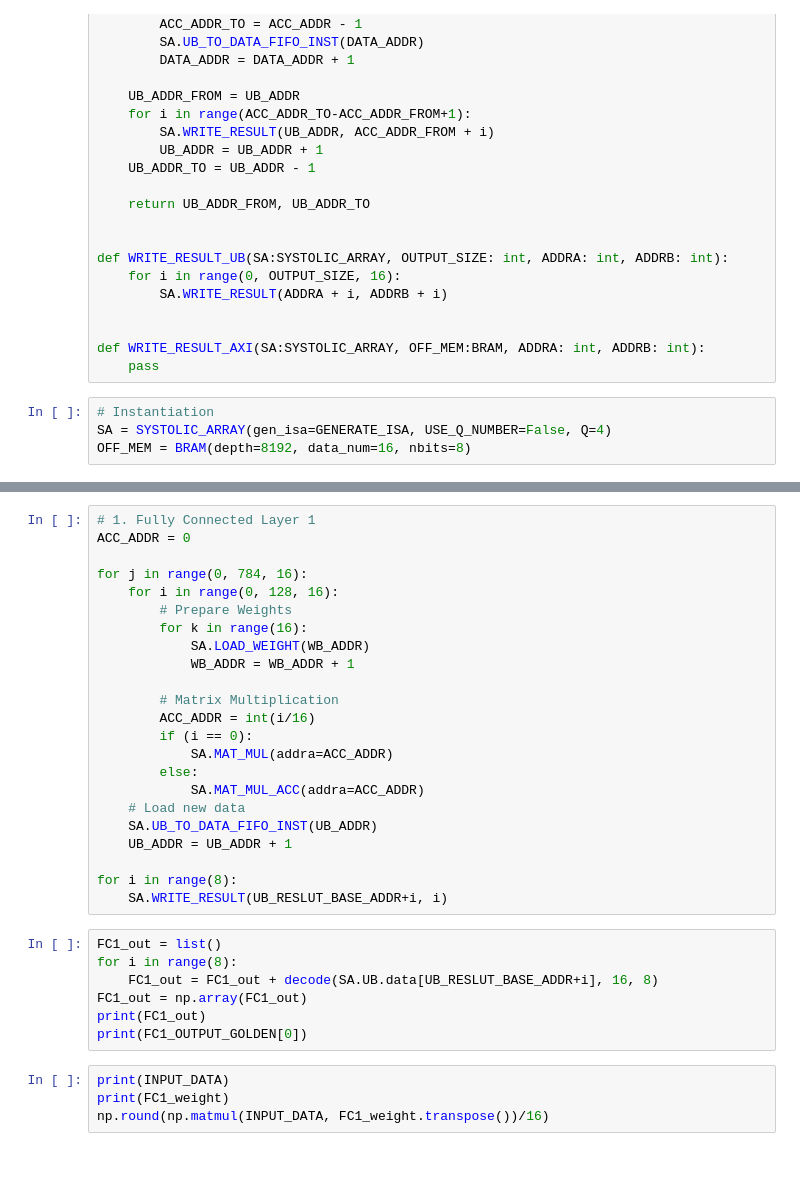
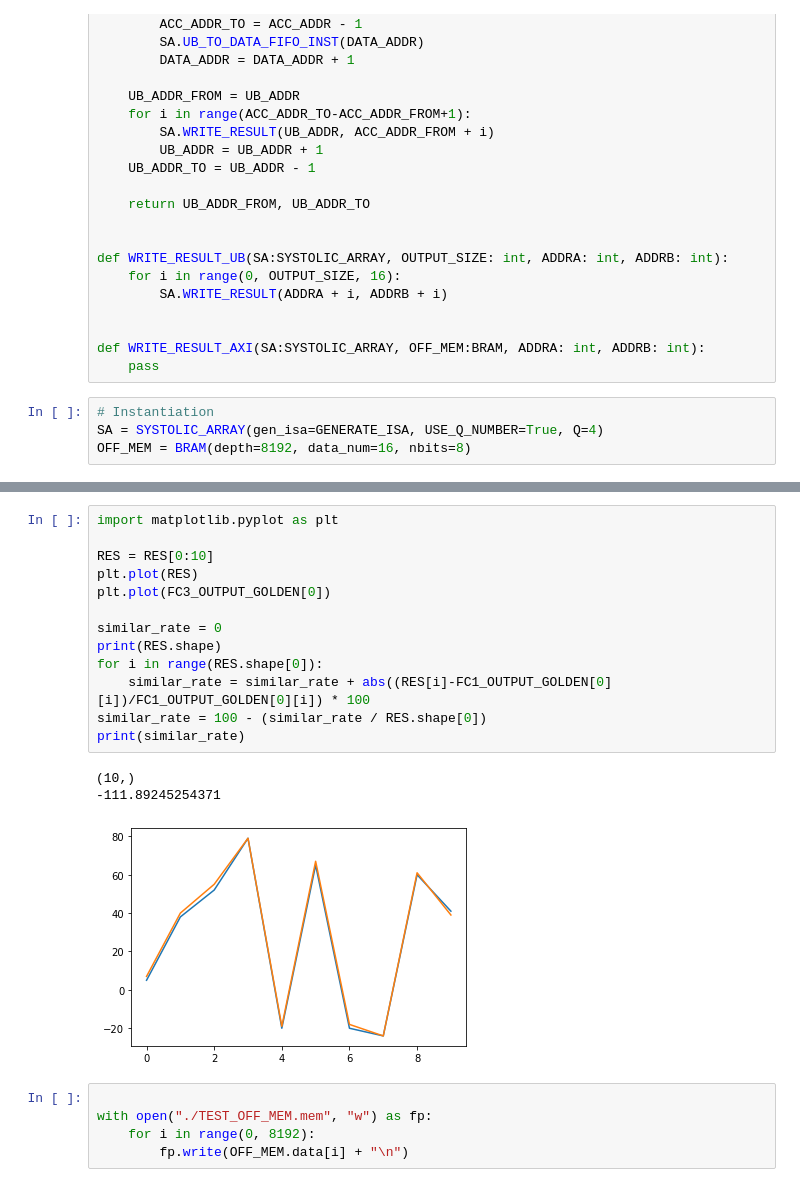
Before and after one commit to SweetWeeds/Simple_TPU, a Jupyter notebook: sim_1/new/python_tb/compiler_tb.ipynb, the cells around one changed output, grey strips where cells are left out. Saved outputs shown, nothing was run; the diff lists cells and outputs as text.

Commit message:
FC-3 Layer Simulation Complete

```diff
--- a/sim_1/new/python_tb/compiler_tb.ipynb
+++ b/sim_1/new/python_tb/compiler_tb.ipynb
@@ -117,5 +117,5 @@ def WRITE_RESULT_AXI(SA:SYSTOLIC_ARRAY, OFF_MEM:BRAM, ADDRA: int, ADDRB: int):
     pass
 # %%
 # Instantiation
-SA = SYSTOLIC_ARRAY(gen_isa=GENERATE_ISA, USE_Q_NUMBER=False, Q=4)
+SA = SYSTOLIC_ARRAY(gen_isa=GENERATE_ISA, USE_Q_NUMBER=True, Q=4)
 OFF_MEM = BRAM(depth=8192, data_num=16, nbits=8)
@@ -257,34 +314,22 @@ print(FC1_weight.transpose()[15][0:16])
-# %%
-# 1. Fully Connected Layer 1
-ACC_ADDR = 0
-
-for j in range(0, 784, 16):
-    for i in range(0, 128, 16):
-        # Prepare Weights
-        for k in range(16):
-            SA.LOAD_WEIGHT(WB_ADDR)
-            WB_ADDR = WB_ADDR + 1
-
-        # Matrix Multiplication
-        ACC_ADDR = int(i/16)
-        if (i == 0):
-            SA.MAT_MUL(addra=ACC_ADDR)
-        else:
-            SA.MAT_MUL_ACC(addra=ACC_ADDR)
-    # Load new data
-    SA.UB_TO_DATA_FIFO_INST(UB_ADDR)
-    UB_ADDR = UB_ADDR + 1
-
-for i in range(8):
-    SA.WRITE_RESULT(UB_RESLUT_BASE_ADDR+i, i)
-# %%
-FC1_out = list()
-for i in range(8):
-    FC1_out = FC1_out + decode(SA.UB.data[UB_RESLUT_BASE_ADDR+i], 16, 8)
-FC1_out = np.array(FC1_out)
-print(FC1_out)
-print(FC1_OUTPUT_GOLDEN[0])
-# %%
-print(INPUT_DATA)
-print(FC1_weight)
-np.round(np.matmul(INPUT_DATA, FC1_weight.transpose())/16)
+# %%
+import matplotlib.pyplot as plt
+
+RES = RES[0:10]
+plt.plot(RES)
+plt.plot(FC3_OUTPUT_GOLDEN[0])
+
+similar_rate = 0
+print(RES.shape)
+for i in range(RES.shape[0]):
+    similar_rate = similar_rate + abs((RES[i]-FC1_OUTPUT_GOLDEN[0][i])/FC1_OUTPUT_GOLDEN[0][i]) * 100
+similar_rate = 100 - (similar_rate / RES.shape[0])
+print(similar_rate)
+# %% [output]
+(10,)
+-111.89245254371
+[figure, added]
+# %%
+
+with open("./TEST_OFF_MEM.mem", "w") as fp:
+    for i in range(0, 8192):
+        fp.write(OFF_MEM.data[i] + "\n")
```
Also changed, not shown: parts of 14 cells of this notebook, 57 other files.
